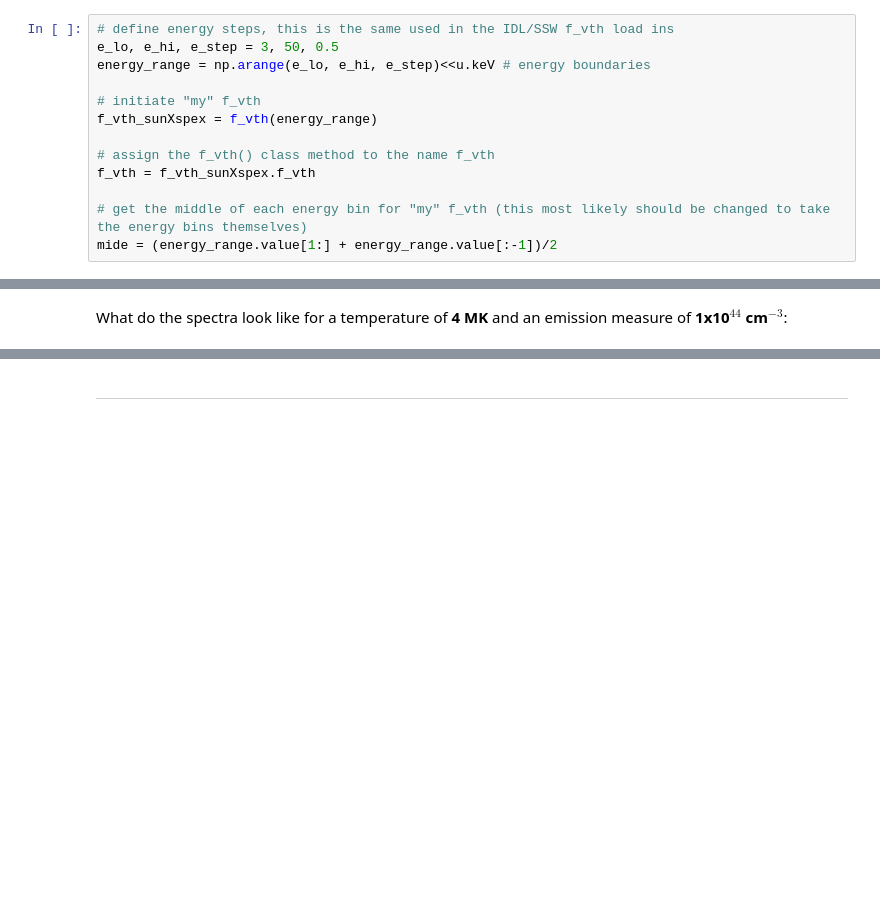
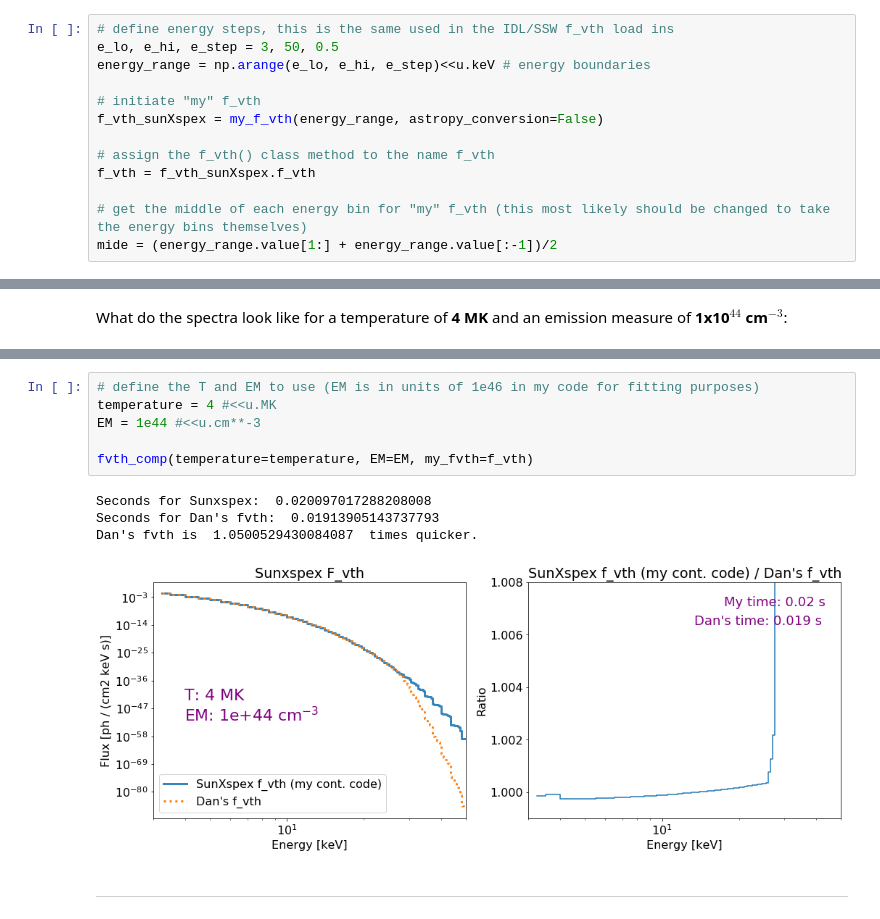
Before and after one commit to KriSun95/sunxspex_examples_kris, a Jupyter notebook: model testing.ipynb, the cells around one changed output, grey strips where cells are left out. Cells and saved outputs as stored; diff of their text form; blank space fills up the shorter version.

Commit message:
Added in examples of calculating my f_vth spectrum using Astropy to convert from angstrom to keV

```diff
--- a/model testing.ipynb
+++ b/model testing.ipynb
@@ -27,7 +29,7 @@ e_lo, e_hi, e_step = 3, 50, 0.5
 energy_range = np.arange(e_lo, e_hi, e_step)<<u.keV # energy boundaries
 
 # initiate "my" f_vth
-f_vth_sunXspex = f_vth(energy_range)
+f_vth_sunXspex = my_f_vth(energy_range, astropy_conversion=False)
 
 # assign the f_vth() class method to the name f_vth
 f_vth = f_vth_sunXspex.f_vth
@@ -106,3 +103,14 @@ Dan's fvth is  1.0261693206209754  times quicker.
+# %%
+# define the T and EM to use (EM is in units of 1e46 in my code for fitting purposes)
+temperature = 4 #<<u.MK
+EM = 1e44 #<<u.cm**-3
+
+fvth_comp(temperature=temperature, EM=EM, my_fvth=f_vth)
+# %% [output]
+Seconds for Sunxspex:  0.020097017288208008
+Seconds for Dan's fvth:  0.01913905143737793
+Dan's fvth is  1.0500529430084087  times quicker.
+[figure, added]
 # %% [markdown]
 ***
 # %% [markdown]
```
Also changed, not shown: parts of 20 cells of this notebook, 1 other file.
